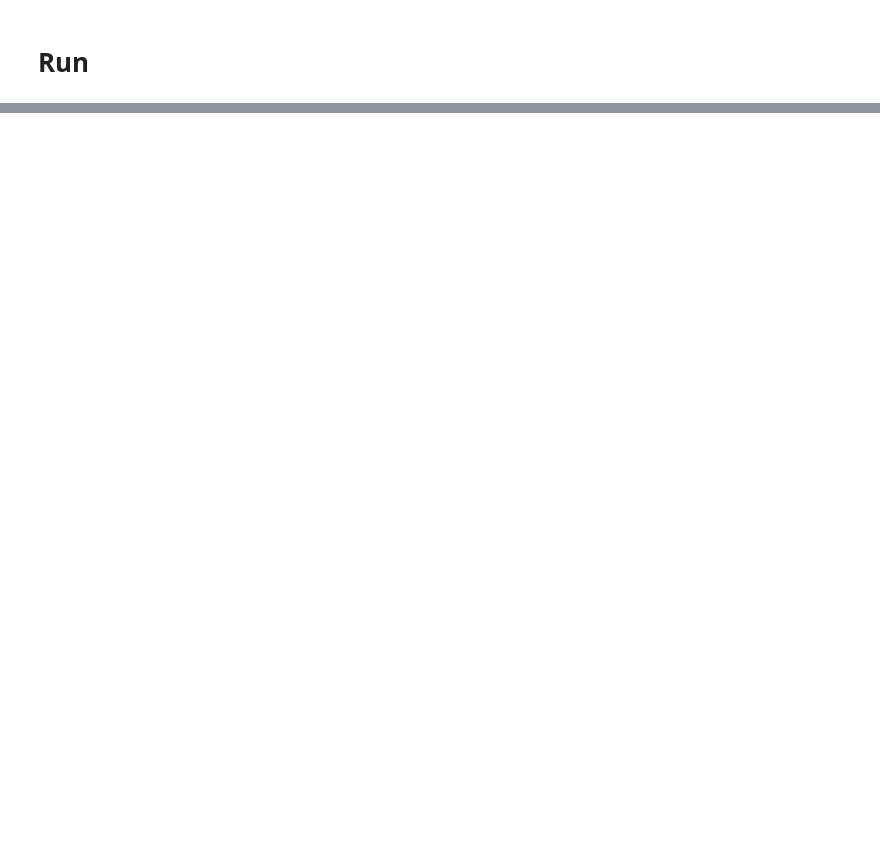
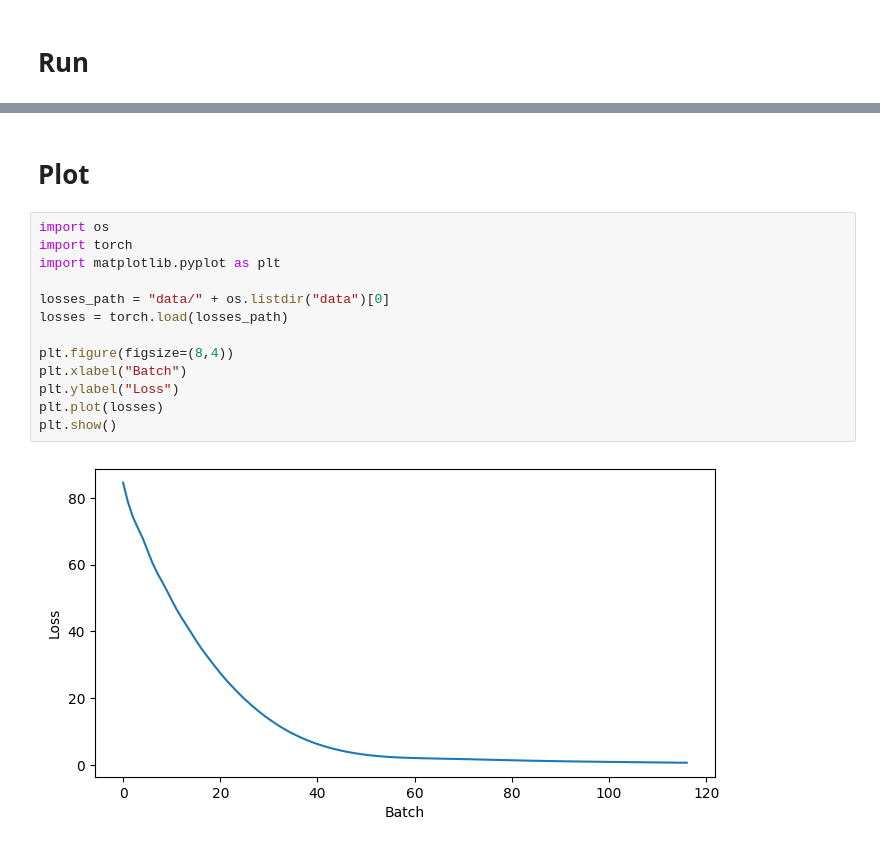
Before and after one commit to kmaherx/sae_training, a Jupyter notebook: test_run.ipynb, the cells around one changed output, grey strips where cells are left out. Cells and saved outputs as stored; diff of their text form; blank space fills up the shorter version.

```diff
--- a/test_run.ipynb
+++ b/test_run.ipynb
@@ -66,0 +41,17 @@ fig.show()
+# %% [markdown]
+# Plot
+# %%
+import os
+import torch
+import matplotlib.pyplot as plt
+
+losses_path = "data/" + os.listdir("data")[0]
+losses = torch.load(losses_path)
+
+plt.figure(figsize=(8,4))
+plt.xlabel("Batch")
+plt.ylabel("Loss")
+plt.plot(losses)
+plt.show()
+# %% [output]
+[figure, added]
```
Also changed, not shown: parts of 5 cells of this notebook.
